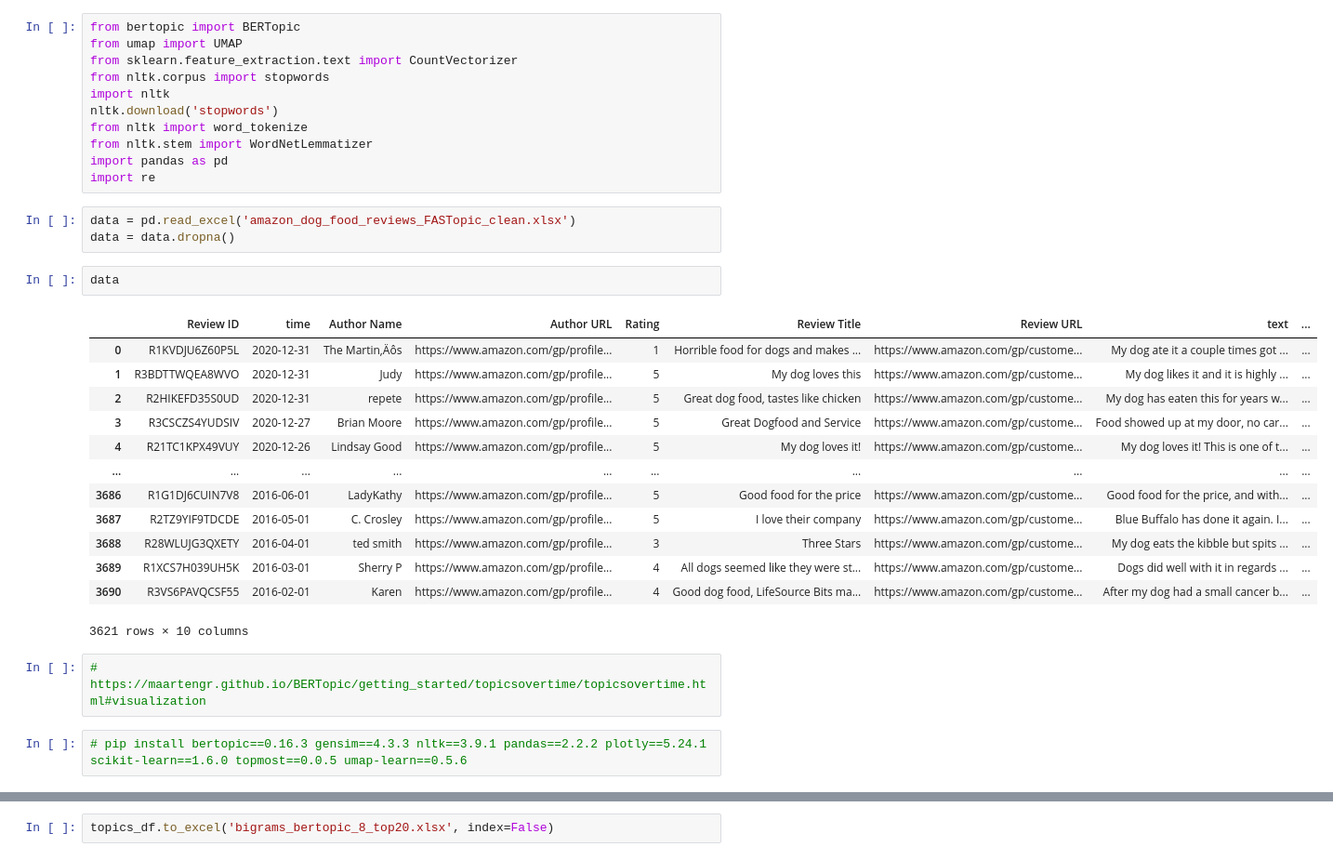
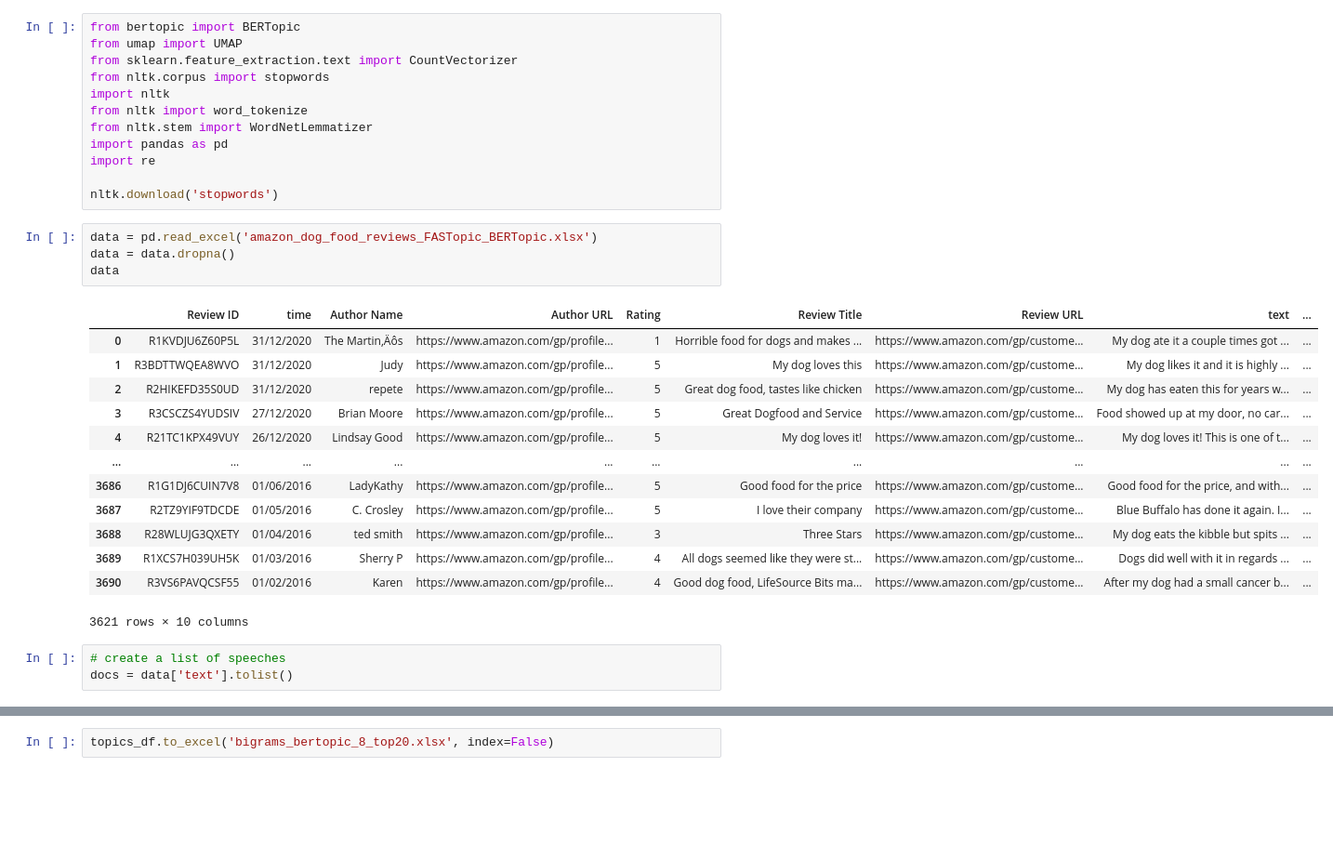
Before and after one commit to PetrKorab/Topic-Modelling-in-Business-Intelligence-BERTopic-and-FASTopic-in-Code, a Jupyter notebook: BERTopic.ipynb, the cells around one changed output, grey strips where cells are left out. Shown at 93% size. Saved outputs shown, nothing was run; the diff lists cells and outputs as text; blank space fills up the shorter version.

```diff
--- a/BERTopic.ipynb
+++ b/BERTopic.ipynb
@@ -4,32 +4,31 @@ from umap import UMAP
 from sklearn.feature_extraction.text import CountVectorizer
 from nltk.corpus import stopwords
 import nltk
-nltk.download('stopwords')
 from nltk import word_tokenize
 from nltk.stem import WordNetLemmatizer
 import pandas as pd
 import re
+
+nltk.download('stopwords')
 # %%
-data = pd.read_excel('amazon_dog_food_reviews_FASTopic_clean.xlsx')
+data = pd.read_excel('amazon_dog_food_reviews_FASTopic_BERTopic.xlsx')
 data = data.dropna()
+data
+# %% [output]
+|  | Review ID | time | Author Name | Author URL | Rating | Review Title | Review URL | text | ... |
+| 0 | R1KVDJU6Z60P5L | 31/12/2020 | The Martin‚Äôs | https://www.amazon.com/gp/profile... | 1 | Horrible food for dogs and makes ... | https://www.amazon.com/gp/custome... | My dog ate it a couple times got ... | ... |
+| 1 | R3BDTTWQEA8WVO | 31/12/2020 | Judy | https://www.amazon.com/gp/profile... | 5 | My dog loves this | https://www.amazon.com/gp/custome... | My dog likes it and it is highly ... | ... |
+| 2 | R2HIKEFD35S0UD | 31/12/2020 | repete | https://www.amazon.com/gp/profile... | 5 | Great dog food, tastes like chicken | https://www.amazon.com/gp/custome... | My dog has eaten this for years w... | ... |
+| 3 | R3CSCZS4YUDSIV | 27/12/2020 | Brian Moore | https://www.amazon.com/gp/profile... | 5 | Great Dogfood and Service | https://www.amazon.com/gp/custome... | Food showed up at my door, no car... | ... |
+| 4 | R21TC1KPX49VUY | 26/12/2020 | Lindsay Good | https://www.amazon.com/gp/profile... | 5 | My dog loves it! | https://www.amazon.com/gp/custome... | My dog loves it! This is one of t... | ... |
+| ... | ... | ... | ... | ... | ... | ... | ... | ... | ... |
+| 3686 | R1G1DJ6CUIN7V8 | 01/06/2016 | LadyKathy | https://www.amazon.com/gp/profile... | 5 | Good food for the price | https://www.amazon.com/gp/custome... | Good food for the price, and with... | ... |
+| 3687 | R2TZ9YIF9TDCDE | 01/05/2016 | C. Crosley | https://www.amazon.com/gp/profile... | 5 | I love their company | https://www.amazon.com/gp/custome... | Blue Buffalo has done it again. I... | ... |
+| 3688 | R28WLUJG3QXETY | 01/04/2016 | ted smith | https://www.amazon.com/gp/profile... | 3 | Three Stars | https://www.amazon.com/gp/custome... | My dog eats the kibble but spits ... | ... |
+| 3689 | R1XCS7H039UH5K | 01/03/2016 | Sherry P | https://www.amazon.com/gp/profile... | 4 | All dogs seemed like they were st... | https://www.amazon.com/gp/custome... | Dogs did well with it in regards ... | ... |
+| 3690 | R3VS6PAVQCSF55 | 01/02/2016 | Karen | https://www.amazon.com/gp/profile... | 4 | Good dog food, LifeSource Bits ma... | https://www.amazon.com/gp/custome... | After my dog had a small cancer b... | ... |
+3621 rows × 10 columns
-# %%
-data
-# %% [output]
-|  | Review ID | time | Author Name | Author URL | Rating | Review Title | Review URL | text | ... |
-| 0 | R1KVDJU6Z60P5L | 2020-12-31 | The Martin‚Äôs | https://www.amazon.com/gp/profile... | 1 | Horrible food for dogs and makes ... | https://www.amazon.com/gp/custome... | My dog ate it a couple times got ... | ... |
-| 1 | R3BDTTWQEA8WVO | 2020-12-31 | Judy | https://www.amazon.com/gp/profile... | 5 | My dog loves this | https://www.amazon.com/gp/custome... | My dog likes it and it is highly ... | ... |
-| 2 | R2HIKEFD35S0UD | 2020-12-31 | repete | https://www.amazon.com/gp/profile... | 5 | Great dog food, tastes like chicken | https://www.amazon.com/gp/custome... | My dog has eaten this for years w... | ... |
-| 3 | R3CSCZS4YUDSIV | 2020-12-27 | Brian Moore | https://www.amazon.com/gp/profile... | 5 | Great Dogfood and Service | https://www.amazon.com/gp/custome... | Food showed up at my door, no car... | ... |
-| 4 | R21TC1KPX49VUY | 2020-12-26 | Lindsay Good | https://www.amazon.com/gp/profile... | 5 | My dog loves it! | https://www.amazon.com/gp/custome... | My dog loves it! This is one of t... | ... |
-| ... | ... | ... | ... | ... | ... | ... | ... | ... | ... |
-| 3686 | R1G1DJ6CUIN7V8 | 2016-06-01 | LadyKathy | https://www.amazon.com/gp/profile... | 5 | Good food for the price | https://www.amazon.com/gp/custome... | Good food for the price, and with... | ... |
-| 3687 | R2TZ9YIF9TDCDE | 2016-05-01 | C. Crosley | https://www.amazon.com/gp/profile... | 5 | I love their company | https://www.amazon.com/gp/custome... | Blue Buffalo has done it again. I... | ... |
-| 3688 | R28WLUJG3QXETY | 2016-04-01 | ted smith | https://www.amazon.com/gp/profile... | 3 | Three Stars | https://www.amazon.com/gp/custome... | My dog eats the kibble but spits ... | ... |
-| 3689 | R1XCS7H039UH5K | 2016-03-01 | Sherry P | https://www.amazon.com/gp/profile... | 4 | All dogs seemed like they were st... | https://www.amazon.com/gp/custome... | Dogs did well with it in regards ... | ... |
-| 3690 | R3VS6PAVQCSF55 | 2016-02-01 | Karen | https://www.amazon.com/gp/profile... | 4 | Good dog food, LifeSource Bits ma... | https://www.amazon.com/gp/custome... | After my dog had a small cancer b... | ... |
-3621 rows × 10 columns
-# %%
-# https://maartengr.github.io/BERTopic/getting_started/topicsovertime/topicsovertime.html#visualization
-# %%
-# pip install bertopic==0.16.3 gensim==4.3.3 nltk==3.9.1 pandas==2.2.2 plotly==5.24.1 scikit-learn==1.6.0 topmost==0.0.5 umap-learn==0.5.6
+# %%
+# create a list of speeches
+docs = data['text'].tolist()
 # %%
```
Also changed, not shown: parts of 5 cells of this notebook.
